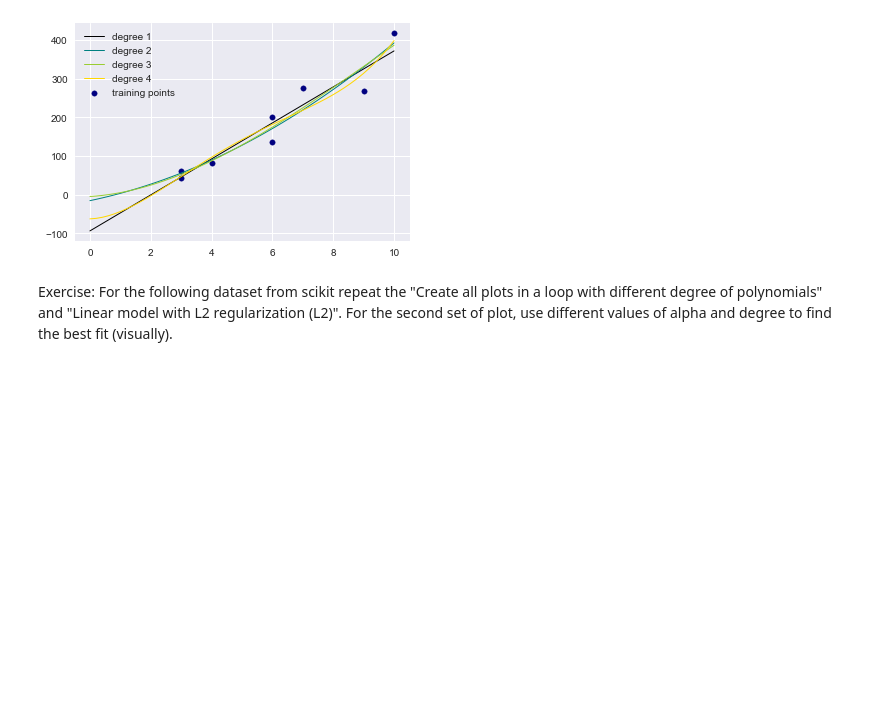
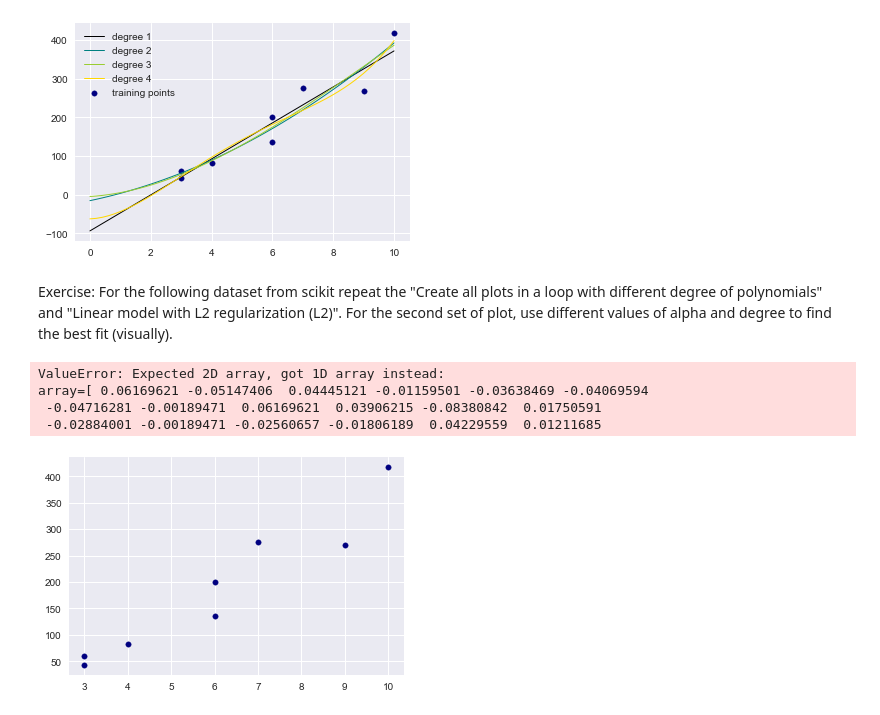
Before and after one commit to rajaharsha/Machine-Learning, a Jupyter notebook: Course-Notebooks/Linear Regression.ipynb, the cells around one changed output. Drawn from its saved outputs; the diff is of its cells as text; code cells hidden in the pictures; blank space fills up the shorter version.

```diff
--- a/Course-Notebooks/Linear Regression.ipynb
+++ b/Course-Notebooks/Linear Regression.ipynb
@@ -655,3 +732,26 @@ diabetes = datasets.load_diabetes()
 # Use only one feature
 X = diabetes.data[:,2]
 y = diabetes.target
+# %%
+x_plot = np.linspace(0, 10, 50)
+X_plot = x_plot[:, np.newaxis]
+plt.scatter(xt, yt, color='navy', s=30, marker='o', label="training points")
+
+colors = ['black', 'teal', 'yellowgreen', 'gold']
+for count, degree in enumerate([1,2,3,4]):
+    poly = PolynomialFeatures(degree)
+    XP = poly.fit_transform(X)
+    XP_plot = poly.fit_transform(X_plot)
+    regr = linear_model.LinearRegression()
+    regr.fit(XP, y)
+    y_plot = regr.predict(XP_plot) # estimate y for test data for plotting
+    plt.plot(x_plot, y_plot, color=colors[count], linewidth=1,label="degree %d" % degree)
+
+plt.legend(loc='best')
+plt.show()
+# %% [output]
+ValueError: Expected 2D array, got 1D array instead:
+array=[ 0.06169621 -0.05147406  0.04445121 -0.01159501 -0.03638469 -0.04069594
+ -0.04716281 -0.00189471  0.06169621  0.03906215 -0.08380842  0.01750591
+ -0.02884001 -0.00189471 -0.02560657 -0.01806189  0.04229559  0.01211685
+[figure, added]
```
Also changed, not shown: parts of 9 cells of this notebook.
